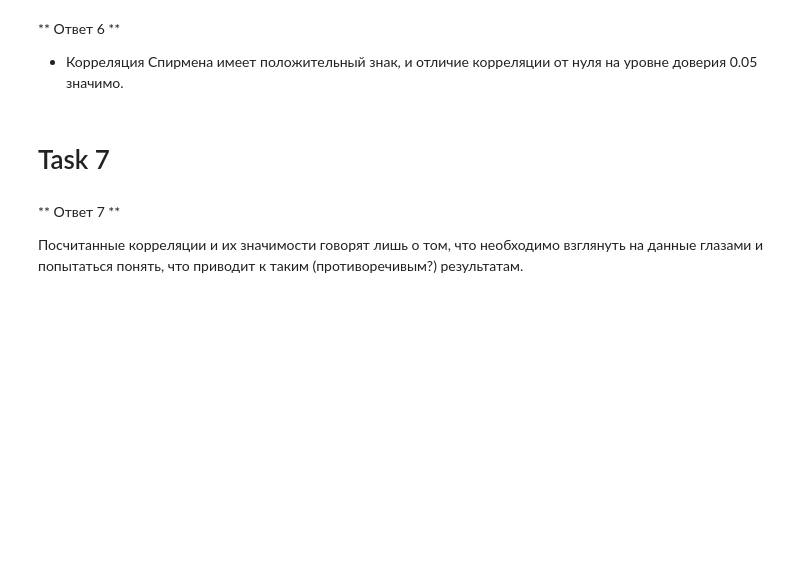
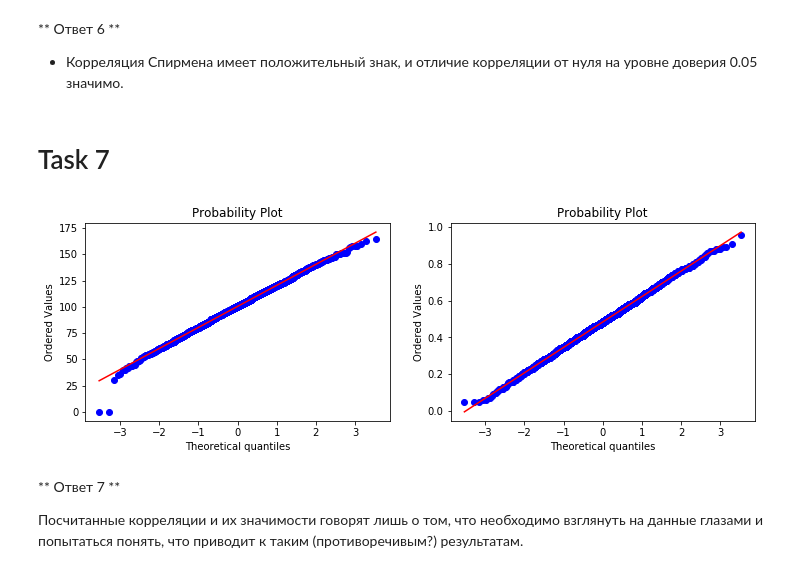
Before and after one commit to MiniGN/Coursera-machine-learning, a Jupyter notebook: course4/week4/Task4.ipynb, the cells around one changed output. Saved outputs shown, nothing was run; the diff lists cells and outputs as text; code cells hidden in the pictures; blank space fills up the shorter version.

```diff
--- a/course4/week4/Task4.ipynb
+++ b/course4/week4/Task4.ipynb
@@ -204,6 +224,15 @@ p-value < 0.05 отвергает H_0
 * Корреляция Спирмена имеет положительный знак, и отличие корреляции от нуля на уровне доверия 0.05 значимо.
 # %% [markdown]
 # Task 7
+# %%
+pylab.figure(figsize=(12,8))
+pylab.subplot(2,2,1)
+stats.probplot(data.day_calls, dist="norm", plot=pylab)
+pylab.subplot(2,2,2)
+stats.probplot(data.mes_estim, dist="norm", plot=pylab)
+pylab.show()
+# %% [output]
+[figure, added]
 # %% [markdown]
 ** Ответ 7 **
 
```
Also changed, not shown: parts of 10 cells of this notebook, 11 other files.
